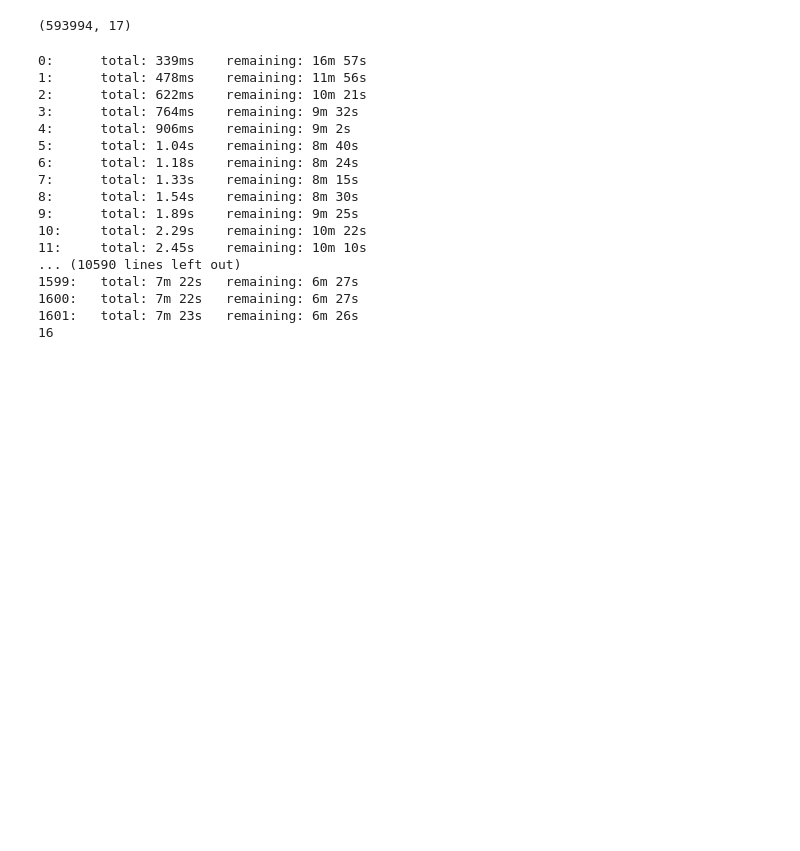
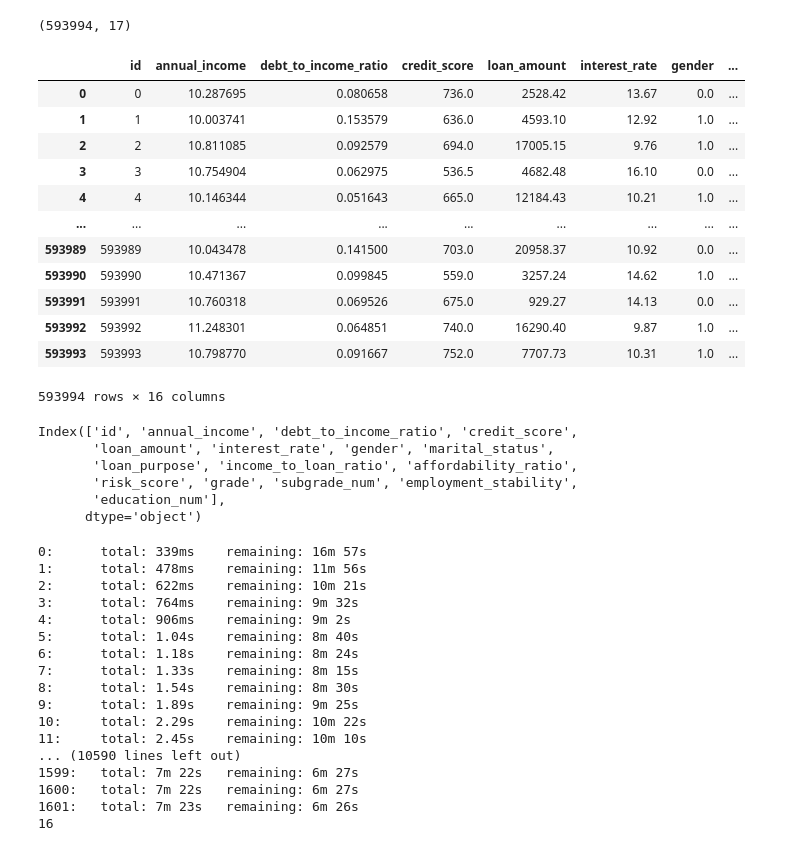
Before and after one commit to 72Zafar/Predicting-Loan-Payback, a Jupyter notebook: NoteBooks/Final_Work (1).ipynb, the cells around one changed output. Cells and saved outputs as stored; diff of their text form; code cells hidden in the pictures; blank space fills up the shorter version.

```diff
--- a/NoteBooks/Final_Work (1).ipynb
+++ b/NoteBooks/Final_Work (1).ipynb
@@ -529,6 +529,31 @@ X_test = scaler.transform(X_test)
 
 rus = RandomUnderSampler(random_state=42)
 X_resampled, y_resampled = rus.fit_resample(X_train, y_train)
+# %%
+X
+# %% [output]
+|  | id | annual_income | debt_to_income_ratio | credit_score | loan_amount | interest_rate | gender | ... |
+| 0 | 0 | 10.287695 | 0.080658 | 736.0 | 2528.42 | 13.67 | 0.0 | ... |
+| 1 | 1 | 10.003741 | 0.153579 | 636.0 | 4593.10 | 12.92 | 1.0 | ... |
+| 2 | 2 | 10.811085 | 0.092579 | 694.0 | 17005.15 | 9.76 | 1.0 | ... |
+| 3 | 3 | 10.754904 | 0.062975 | 536.5 | 4682.48 | 16.10 | 0.0 | ... |
+| 4 | 4 | 10.146344 | 0.051643 | 665.0 | 12184.43 | 10.21 | 1.0 | ... |
+| ... | ... | ... | ... | ... | ... | ... | ... | ... |
+| 593989 | 593989 | 10.043478 | 0.141500 | 703.0 | 20958.37 | 10.92 | 0.0 | ... |
+| 593990 | 593990 | 10.471367 | 0.099845 | 559.0 | 3257.24 | 14.62 | 1.0 | ... |
+| 593991 | 593991 | 10.760318 | 0.069526 | 675.0 | 929.27 | 14.13 | 0.0 | ... |
+| 593992 | 593992 | 11.248301 | 0.064851 | 740.0 | 16290.40 | 9.87 | 1.0 | ... |
+| 593993 | 593993 | 10.798770 | 0.091667 | 752.0 | 7707.73 | 10.31 | 1.0 | ... |
+593994 rows × 16 columns
+# %%
+X.columns
+# %% [output]
+Index(['id', 'annual_income', 'debt_to_income_ratio', 'credit_score',
+       'loan_amount', 'interest_rate', 'gender', 'marital_status',
+       'loan_purpose', 'income_to_loan_ratio', 'affordability_ratio',
+       'risk_score', 'grade', 'subgrade_num', 'employment_stability',
+       'education_num'],
+      dtype='object')
 # %%
 
 # Models dicts
```
Also changed, not shown: 1 other file.
